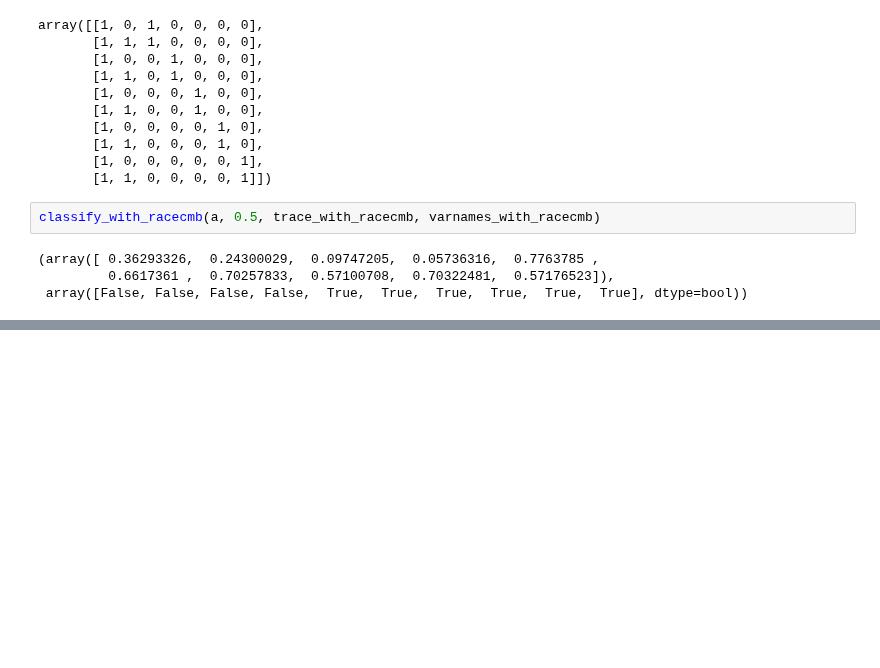
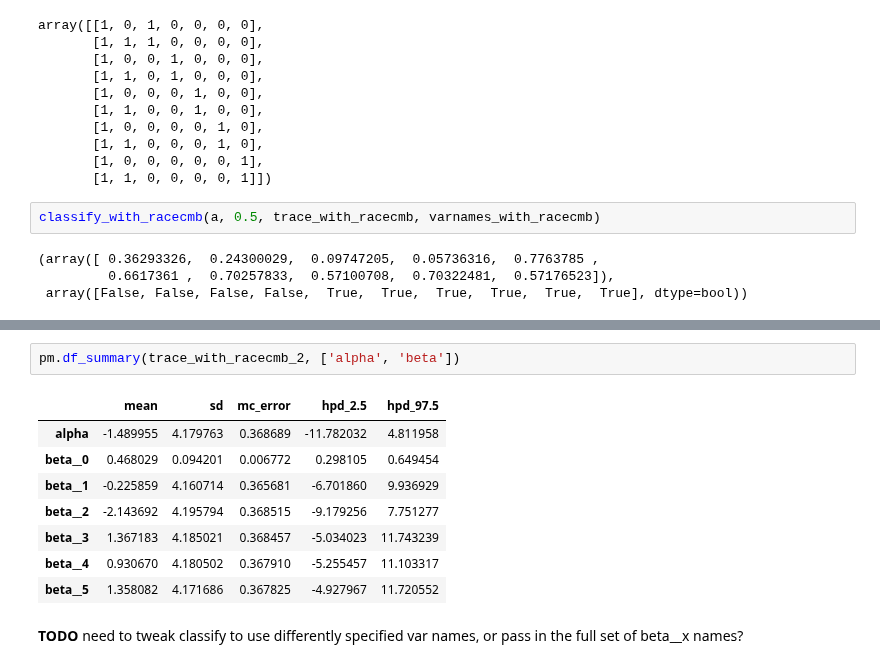
Before and after one commit to aenfield/Data512, a Jupyter notebook: project/Project.ipynb, the cells around one changed output, grey strips where cells are left out. Saved outputs shown, nothing was run; the diff lists cells and outputs as text; blank space fills up the shorter version.

```diff
--- a/project/Project.ipynb
+++ b/project/Project.ipynb
@@ -661,0 +749,13 @@ lr = LogisticRegression().fit(sex_categorical.codes.reshape(-1, 1), y_obs)
+# %%
+pm.df_summary(trace_with_racecmb_2, ['alpha', 'beta'])
+# %% [output]
+|  | mean | sd | mc_error | hpd_2.5 | hpd_97.5 |
+| alpha | -1.489955 | 4.179763 | 0.368689 | -11.782032 | 4.811958 |
+| beta__0 | 0.468029 | 0.094201 | 0.006772 | 0.298105 | 0.649454 |
+| beta__1 | -0.225859 | 4.160714 | 0.365681 | -6.701860 | 9.936929 |
+| beta__2 | -2.143692 | 4.195794 | 0.368515 | -9.179256 | 7.751277 |
+| beta__3 | 1.367183 | 4.185021 | 0.368457 | -5.034023 | 11.743239 |
+| beta__4 | 0.930670 | 4.180502 | 0.367910 | -5.255457 | 11.103317 |
+| beta__5 | 1.358082 | 4.171686 | 0.367825 | -4.927967 | 11.720552 |
+# %% [markdown]
+**TODO** need to tweak classify to use differently specified var names, or pass in the full set of beta__x names?
```
Also changed, not shown: parts of 25 cells of this notebook.
